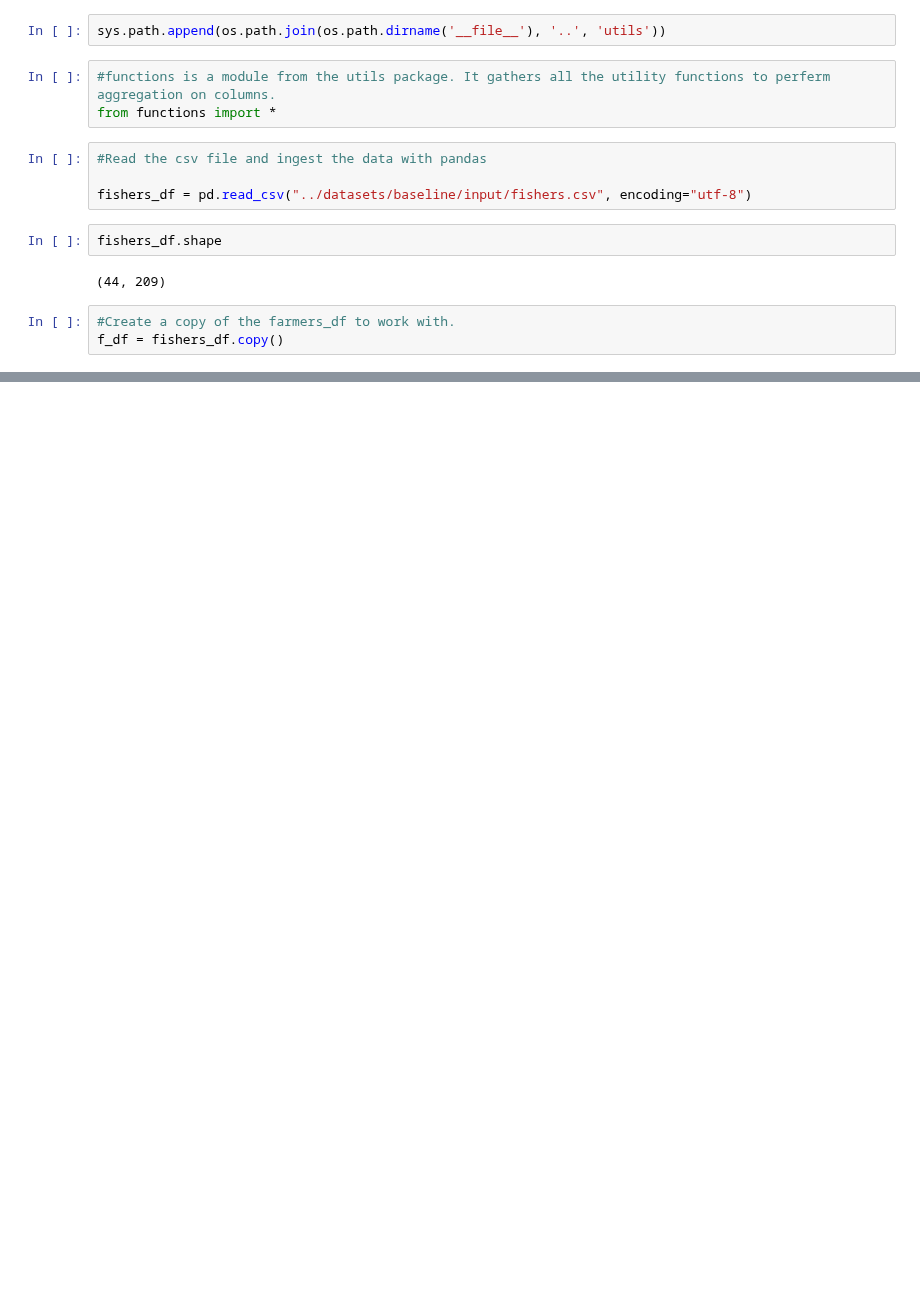
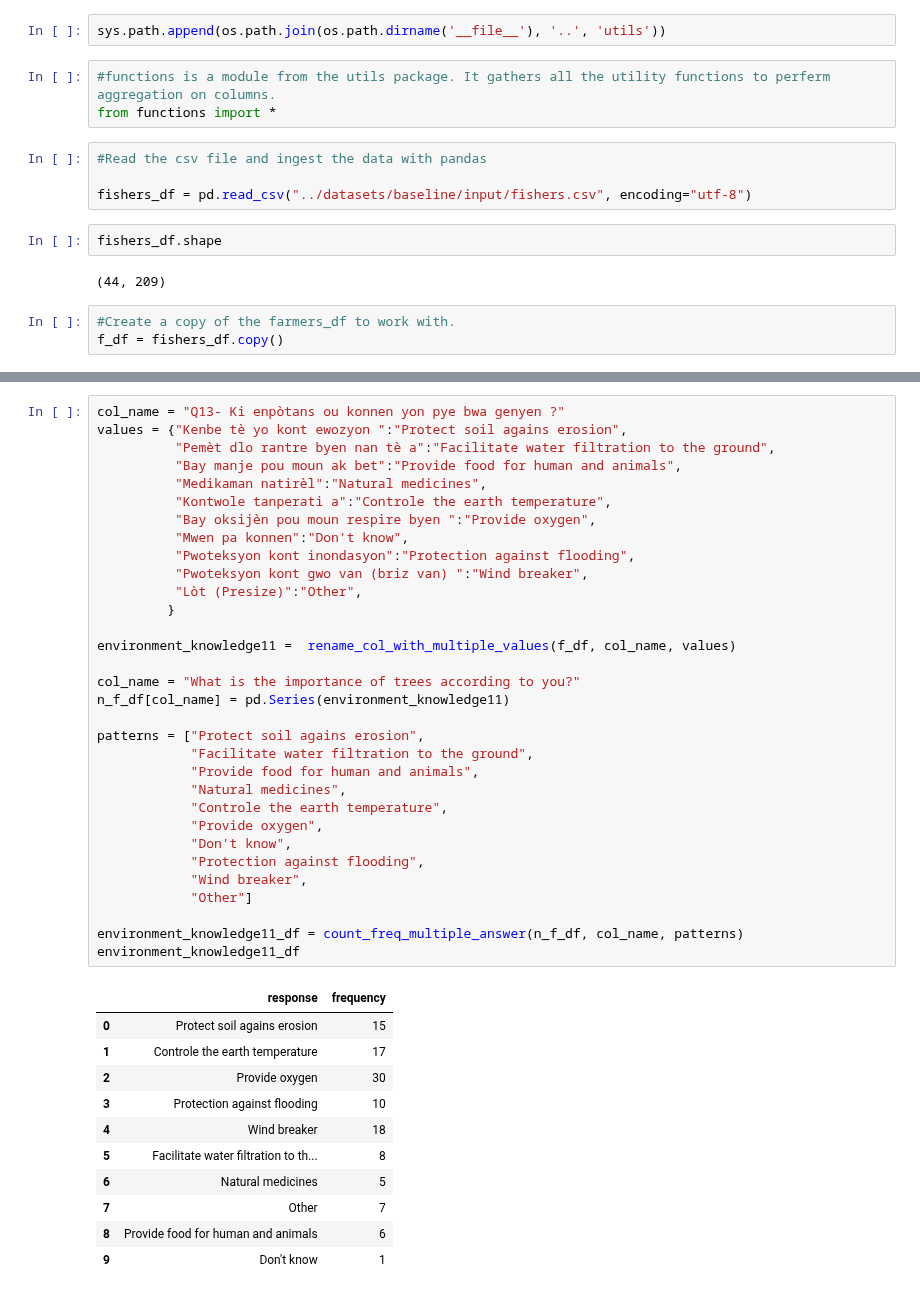
Before and after one commit to wisnercelucus/pes-nippes-data-cleaning, a Jupyter notebook: notebooks/fishers_cleaning.ipynb, the cells around one changed output, grey strips where cells are left out. Saved outputs shown, nothing was run; the diff lists cells and outputs as text; blank space fills up the shorter version.

```diff
--- a/notebooks/fishers_cleaning.ipynb
+++ b/notebooks/fishers_cleaning.ipynb
@@ -30,0 +406,44 @@ f_df = fishers_df.copy()
+# %%
+col_name = "Q13- Ki enpòtans ou konnen yon pye bwa genyen ?"
+values = {"Kenbe tè yo kont ewozyon ":"Protect soil agains erosion",
+          "Pemèt dlo rantre byen nan tè a":"Facilitate water filtration to the ground",
+          "Bay manje pou moun ak bet":"Provide food for human and animals",
+          "Medikaman natirèl":"Natural medicines",
+          "Kontwole tanperati a":"Controle the earth temperature",
+          "Bay oksijèn pou moun respire byen ":"Provide oxygen",
+          "Mwen pa konnen":"Don't know",
+          "Pwoteksyon kont inondasyon":"Protection against flooding",
+          "Pwoteksyon kont gwo van (briz van) ":"Wind breaker",
+          "Lòt (Presize)":"Other",
+         }
+
+environment_knowledge11 =  rename_col_with_multiple_values(f_df, col_name, values)
+
+col_name = "What is the importance of trees according to you?"
+n_f_df[col_name] = pd.Series(environment_knowledge11)
+
+patterns = ["Protect soil agains erosion",
+            "Facilitate water filtration to the ground",
+            "Provide food for human and animals",
+            "Natural medicines",
+            "Controle the earth temperature",
+            "Provide oxygen",
+            "Don't know",
+            "Protection against flooding",
+            "Wind breaker",
+            "Other"]
+
+environment_knowledge11_df = count_freq_multiple_answer(n_f_df, col_name, patterns)
+environment_knowledge11_df
+# %% [output]
+|  | response | frequency |
+| 0 | Protect soil agains erosion | 15 |
+| 1 | Controle the earth temperature | 17 |
+| 2 | Provide oxygen | 30 |
+| 3 | Protection against flooding | 10 |
+| 4 | Wind breaker | 18 |
+| 5 | Facilitate water filtration to th... | 8 |
+| 6 | Natural medicines | 5 |
+| 7 | Other | 7 |
+| 8 | Provide food for human and animals | 6 |
+| 9 | Don't know | 1 |
```
Also changed, not shown: parts of 34 cells of this notebook, 2 other files.
